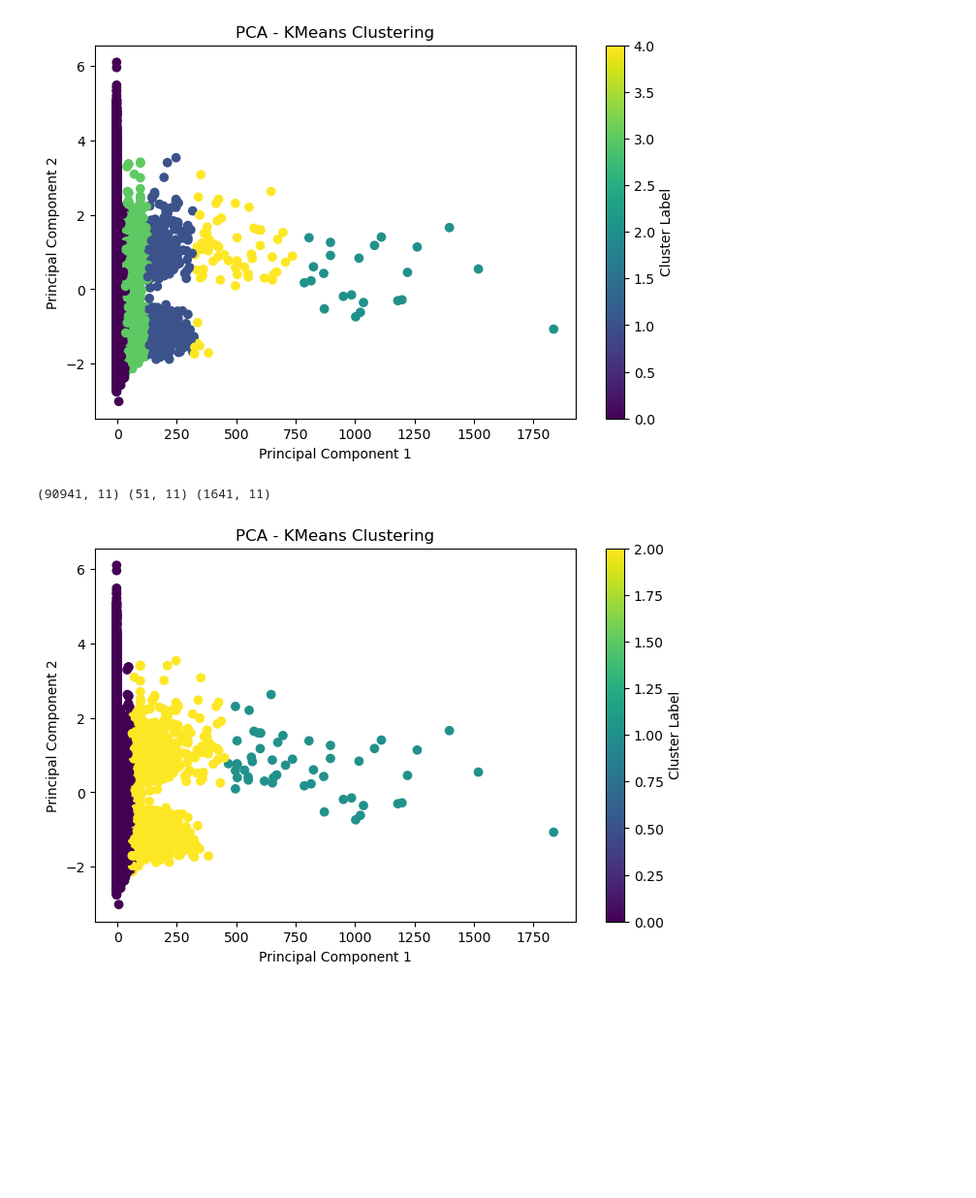
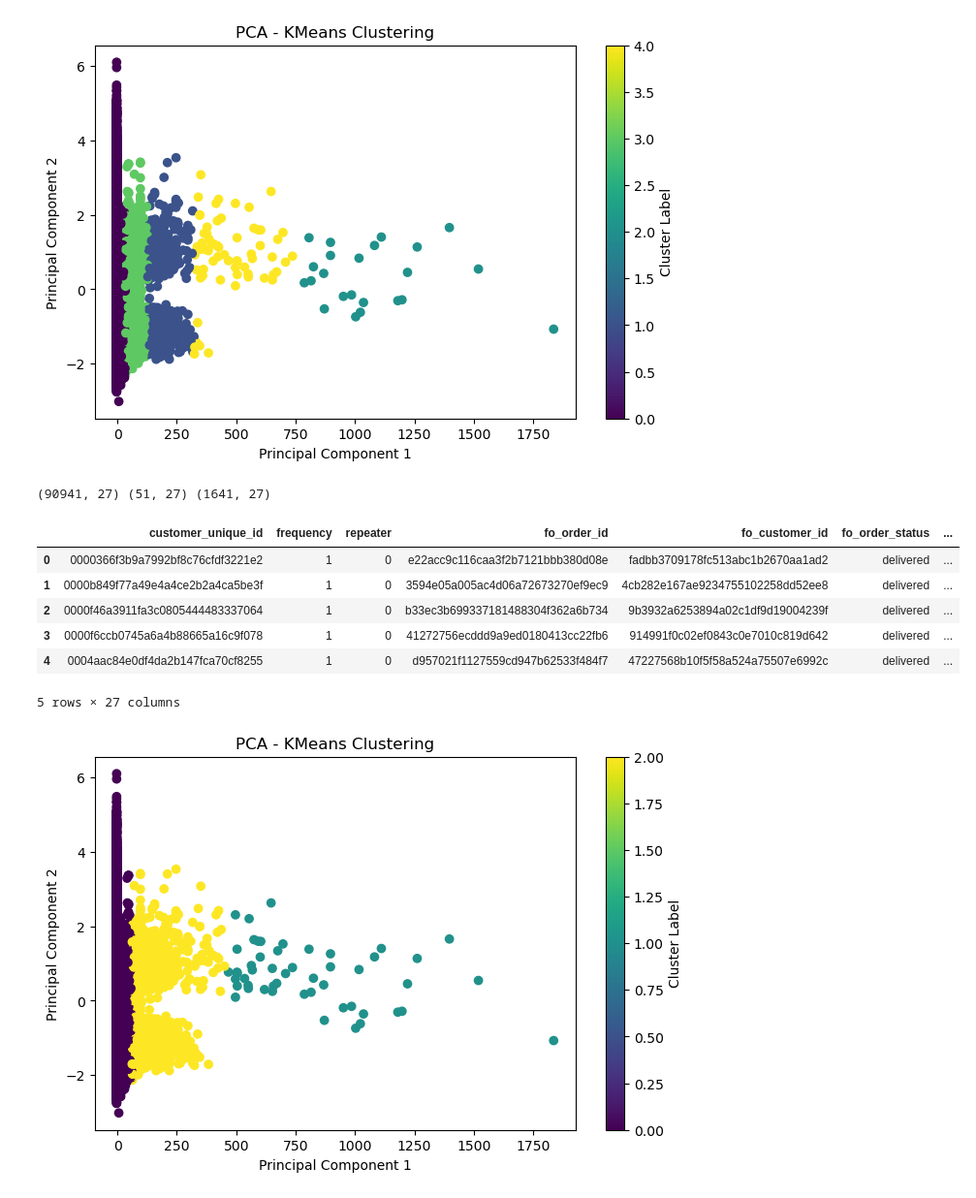
Before and after one commit to Yuki-bach/marketing, a Jupyter notebook: notebooks/classify_90k_data.ipynb, the cells around one changed output. Shown at 97% size. Drawn from its saved outputs; the diff is of its cells as text; code cells hidden in the pictures; blank space fills up the shorter version.

```diff
--- a/notebooks/classify_90k_data.ipynb
+++ b/notebooks/classify_90k_data.ipynb
@@ -272,16 +273,26 @@ plt.show()
 # %%
 # Cluster the data whose n_clusters=3
 kmeans = KMeans(n_clusters=3, random_state=42)
-df['cluster'] = kmeans.fit_predict(df_transformed)
-df_transformed['cluster'] = kmeans.labels_
+df_numeric['cluster'] = kmeans.fit_predict(df_transformed)
+df_train = pd.merge(df_train, df_numeric[['customer_unique_id', 'cluster']], on='customer_unique_id', how='left')
 
-cluster_1 = df[df['cluster'] == 0]
-cluster_2 = df[df['cluster'] == 1]
-cluster_3 = df[df['cluster'] == 2]
+cluster_1 = df_train[df_train['cluster'] == 0]
+cluster_2 = df_train[df_train['cluster'] == 1]
+cluster_3 = df_train[df_train['cluster'] == 2]
 
 print(cluster_1.shape, cluster_2.shape, cluster_3.shape)
 # %% [output]
-(90941, 11) (51, 11) (1641, 11)
+(90941, 27) (51, 27) (1641, 27)
+# %%
+cluster_1.head()
+# %% [output]
+|  | customer_unique_id | frequency | repeater | fo_order_id | fo_customer_id | fo_order_status | ... |
+| 0 | 0000366f3b9a7992bf8c76cfdf3221e2 | 1 | 0 | e22acc9c116caa3f2b7121bbb380d08e | fadbb3709178fc513abc1b2670aa1ad2 | delivered | ... |
+| 1 | 0000b849f77a49e4a4ce2b2a4ca5be3f | 1 | 0 | 3594e05a005ac4d06a72673270ef9ec9 | 4cb282e167ae9234755102258dd52ee8 | delivered | ... |
+| 2 | 0000f46a3911fa3c0805444483337064 | 1 | 0 | b33ec3b699337181488304f362a6b734 | 9b3932a6253894a02c1df9d19004239f | delivered | ... |
+| 3 | 0000f6ccb0745a6a4b88665a16c9f078 | 1 | 0 | 41272756ecddd9a9ed0180413cc22fb6 | 914991f0c02ef0843c0e7010c819d642 | delivered | ... |
+| 4 | 0004aac84e0df4da2b147fca70cf8255 | 1 | 0 | d957021f1127559cd947b62533f484f7 | 47227568b10f5f58a524a75507e6992c | delivered | ... |
+5 rows × 27 columns
 # %%
 pca = PCA(n_components=2)
 df_pca = pca.fit_transform(df_transformed.drop(columns='cluster'))
```
Also changed, not shown: parts of 7 cells of this notebook, 3 other files.
